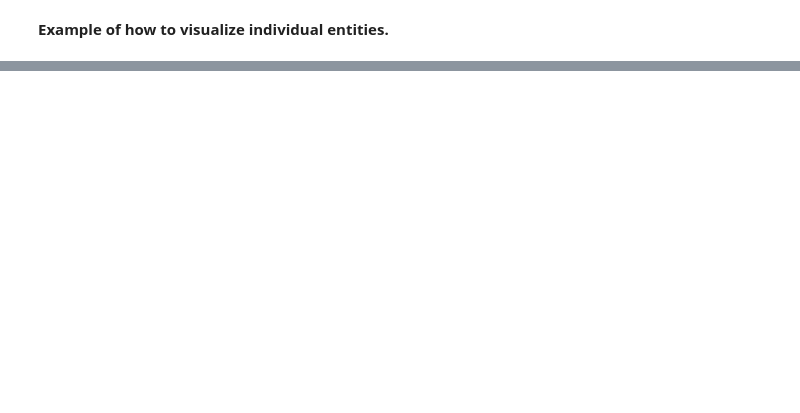
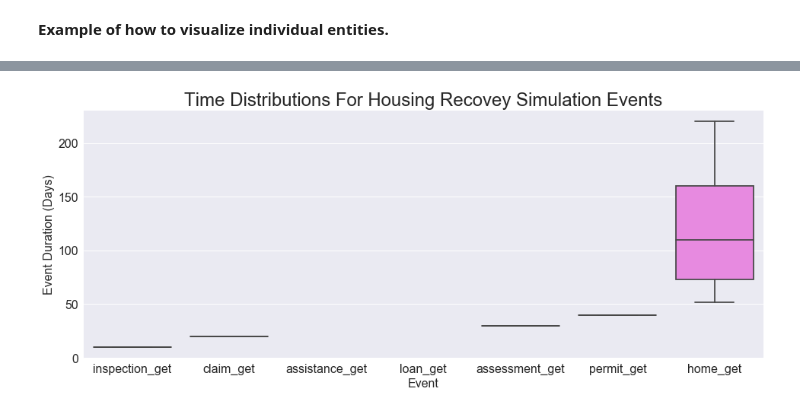
Before and after one commit to scottbmiles/DESaster, a Jupyter notebook: scenarios/desaster_application_template.ipynb, the cells around one changed output, grey strips where cells are left out. Saved outputs shown, nothing was run; the diff lists cells and outputs as text; code cells hidden in the pictures; blank space fills up the shorter version.

```diff
--- a/scenarios/desaster_application_template.ipynb
+++ b/scenarios/desaster_application_template.ipynb
@@ -573,0 +625,12 @@ ax.set(xlabel="Days After Event", ylabel="Housing Recovery Events for {0}".forma
+# %%
+f, ax = plt.subplots(1, figsize=(16, 6))
+sns.boxplot(data=df[['inspection_get', 'claim_get', 'assistance_get', 'loan_get',
+                      'assessment_get', 'permit_get', 'home_get']], ax=ax)
+plt.xlabel('Event', fontsize=16)
+plt.ylabel('Event Duration (Days)', fontsize=16)
+plt.xticks(fontsize=12)
+plt.title('Time Distributions For Housing Recovey Simulation Events')
+
+ax.tick_params(labelsize=16)
+# %% [output]
+[figure, added]
```
Also changed, not shown: parts of 8 cells of this notebook, 1 other file.
